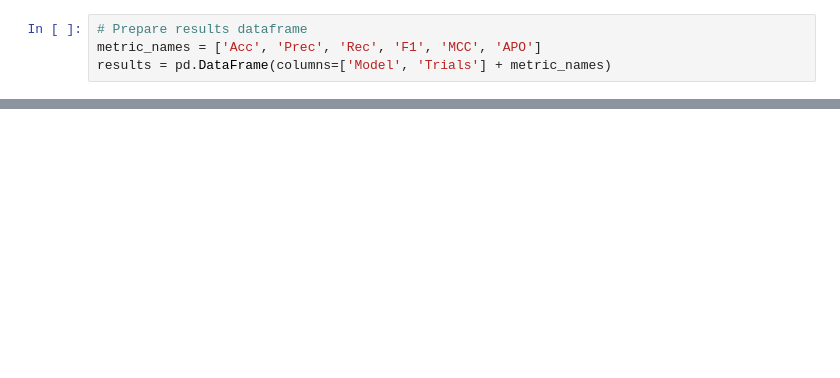
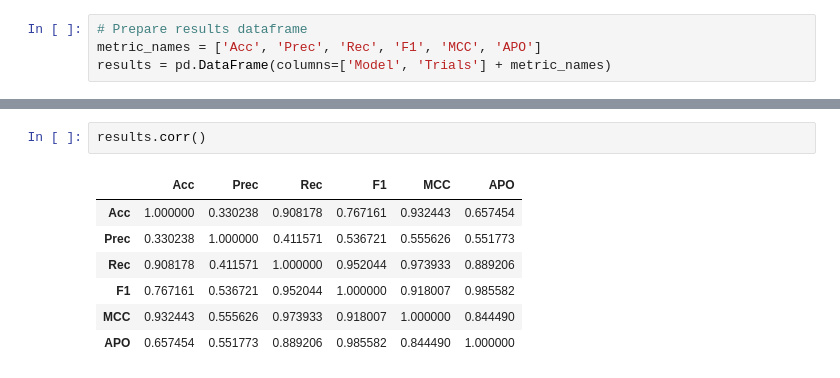
Before and after one commit to gonzaloMS-2000/PORPOS-TMG, a Jupyter notebook: Random_Forest/Distance_Features_2.ipynb, the cells around one changed output, grey strips where cells are left out. Saved outputs shown, nothing was run; the diff lists cells and outputs as text; blank space fills up the shorter version.

```diff
--- a/Random_Forest/Distance_Features_2.ipynb
+++ b/Random_Forest/Distance_Features_2.ipynb
@@ -129,0 +183,10 @@ results
+# %%
+results.corr()
+# %% [output]
+|  | Acc | Prec | Rec | F1 | MCC | APO |
+| Acc | 1.000000 | 0.330238 | 0.908178 | 0.767161 | 0.932443 | 0.657454 |
+| Prec | 0.330238 | 1.000000 | 0.411571 | 0.536721 | 0.555626 | 0.551773 |
+| Rec | 0.908178 | 0.411571 | 1.000000 | 0.952044 | 0.973933 | 0.889206 |
+| F1 | 0.767161 | 0.536721 | 0.952044 | 1.000000 | 0.918007 | 0.985582 |
+| MCC | 0.932443 | 0.555626 | 0.973933 | 0.918007 | 1.000000 | 0.844490 |
+| APO | 0.657454 | 0.551773 | 0.889206 | 0.985582 | 0.844490 | 1.000000 |
```
Also changed, not shown: parts of 5 cells of this notebook, 5 other files.
